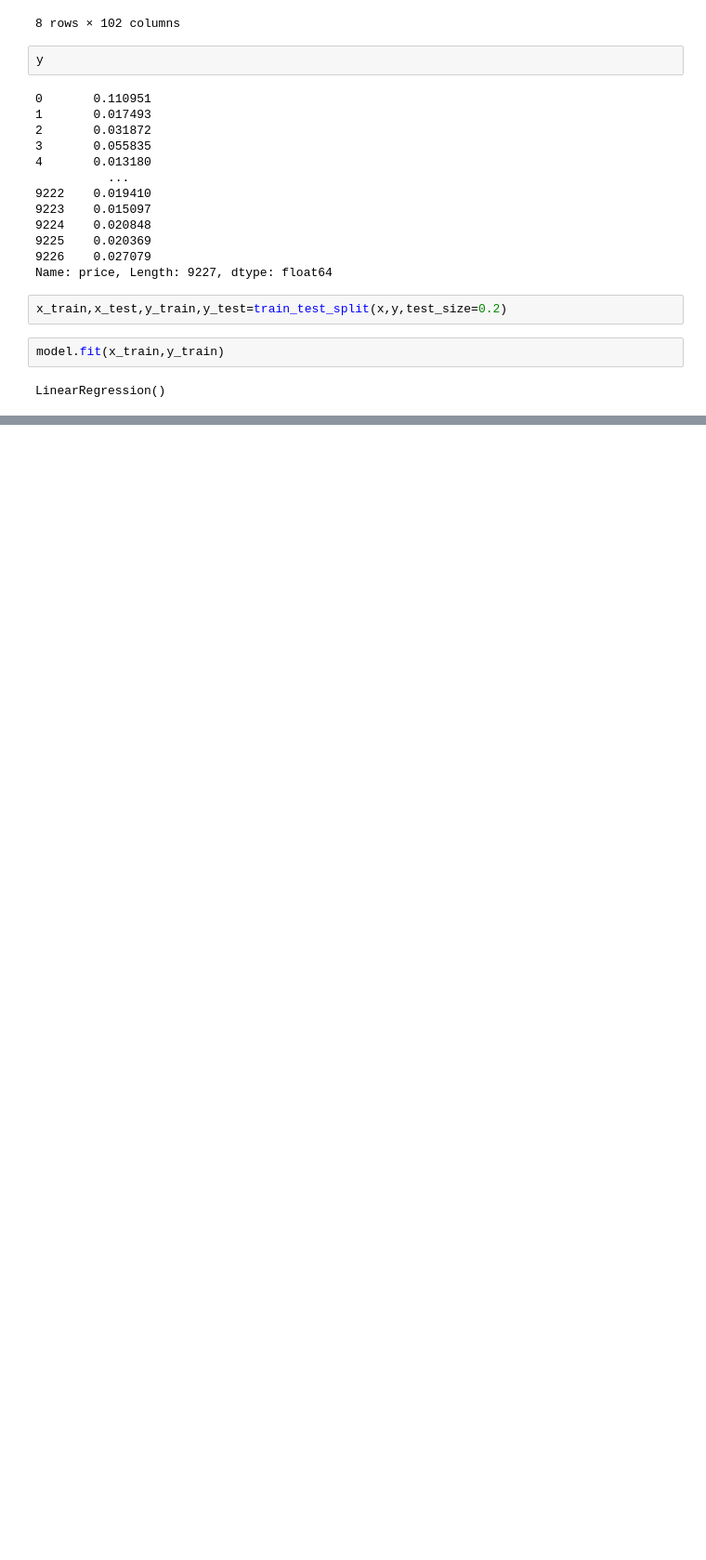
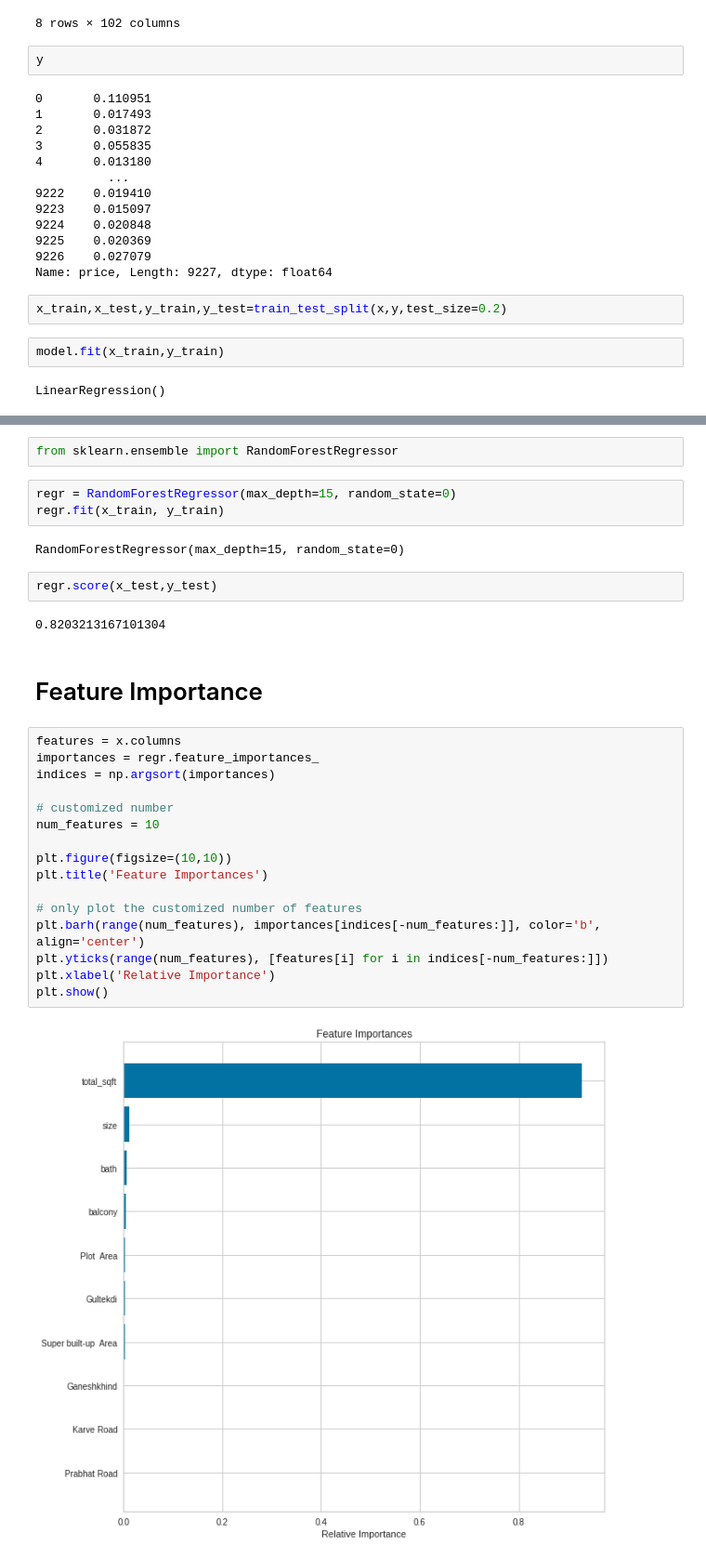
Before and after one commit to mansoorshaik049/abc, a Jupyter notebook: PUNE_house_price.ipynb, the cells around one changed output, grey strips where cells are left out. Shown: that part at 93% size. Saved outputs shown, nothing was run; the diff lists cells and outputs as text; blank space fills up the shorter version.

```diff
--- a/PUNE_house_price.ipynb
+++ b/PUNE_house_price.ipynb
@@ -692,0 +704,31 @@ model.score(x_test,y_test)
+# %%
+from sklearn.ensemble import RandomForestRegressor
+# %%
+regr = RandomForestRegressor(max_depth=15, random_state=0)
+regr.fit(x_train, y_train)
+# %% [output]
+RandomForestRegressor(max_depth=15, random_state=0)
+# %%
+regr.score(x_test,y_test)
+# %% [output]
+0.8203213167101304
+# %% [markdown]
+# Feature Importance
+# %%
+features = x.columns
+importances = regr.feature_importances_
+indices = np.argsort(importances)
+
+# customized number
+num_features = 10
+
+plt.figure(figsize=(10,10))
+plt.title('Feature Importances')
+
+# only plot the customized number of features
+plt.barh(range(num_features), importances[indices[-num_features:]], color='b', align='center')
+plt.yticks(range(num_features), [features[i] for i in indices[-num_features:]])
+plt.xlabel('Relative Importance')
+plt.show()
+# %% [output]
+[figure, added]
```
Also changed, not shown: parts of 9 cells of this notebook.
